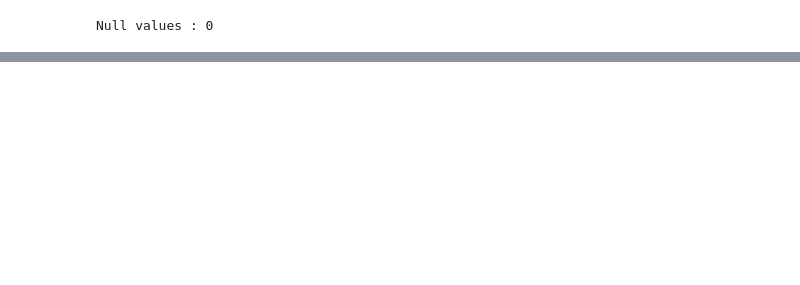
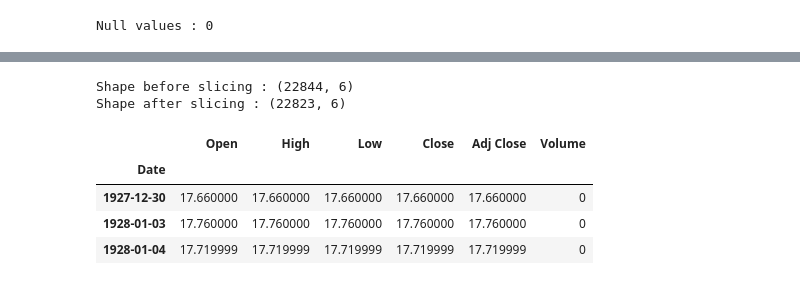
Before and after one commit to Vidya023/Coding-Research-Paper, a Jupyter notebook: 4.Applying-Machine-Learning-to-Trading-Strategies/new.ipynb, the cells around one changed output, grey strips where cells are left out. Cells and saved outputs as stored; diff of their text form; code cells hidden in the pictures; blank space fills up the shorter version.

```diff
--- a/4.Applying-Machine-Learning-to-Trading-Strategies/new.ipynb
+++ b/4.Applying-Machine-Learning-to-Trading-Strategies/new.ipynb
@@ -49,0 +38,16 @@ data.tail(3)
+# %%
+end = '2018-12-12'
+
+# df_sml = yf.download('^SML',start='1993-12-31',end=end)
+df_mid = yf.download('^MID',start='1990-12-31',end=end)
+df_ukx = yf.download('^FTSE',start='1997-12-19',end=end)
+# df_e300 = yf.download('^FTEU3',start='1985-12-31',end=end)
+# df_tpx = yf.download('^TPX',start='1997-12-19',end=end)
+df_dji = yf.download('^DJI',start='1920-01-02',end=end)
+df_djt = yf.download('^DJT',start='1920-01-02',end=end)
+
+data = yf.download('^GSPC',start='1927-12-30',end=end)
+print()
+df_21 = data.copy()
+print('Shape of data : ',data.shape)
+data.tail(3)
@@ -54,8 +70,3 @@ data.tail(3)
 * Drawdown features are calculated over time frames of 15, 60, 90, 120
 
 Also, it is instructed to calculate features by skipping last month. We follow the convention of 252 business days per calendar year and 21 business days per calendar month.
-# %%
-n = len(data)
-
-# Slice the DataFrame to exclude the last 21 rows
-df_21 = data.iloc[:n-21]
@@ -189,0 +253,15 @@ ValueError: Cannot set a DataFrame with multiple columns to the single column mo
+# %%
+print(f'Shape before slicing : {df_21.shape}')
+n = len(df_21)
+# Slice the DataFrame to exclude the last 21 rows for skipping most recent month
+df_21 = df_21.iloc[:n-21]
+print(f'Shape after slicing : {df_21.shape}')
+df_21.head(3)
+# %% [output]
+Shape before slicing : (22844, 6)
+Shape after slicing : (22823, 6)
+|  | Open | High | Low | Close | Adj Close | Volume |
+| Date |  |  |  |  |  |  |
+| 1927-12-30 | 17.660000 | 17.660000 | 17.660000 | 17.660000 | 17.660000 | 0 |
+| 1928-01-03 | 17.760000 | 17.760000 | 17.760000 | 17.760000 | 17.760000 | 0 |
+| 1928-01-04 | 17.719999 | 17.719999 | 17.719999 | 17.719999 | 17.719999 | 0 |
```
Also changed, not shown: parts of 76 cells of this notebook, 1 other file.
